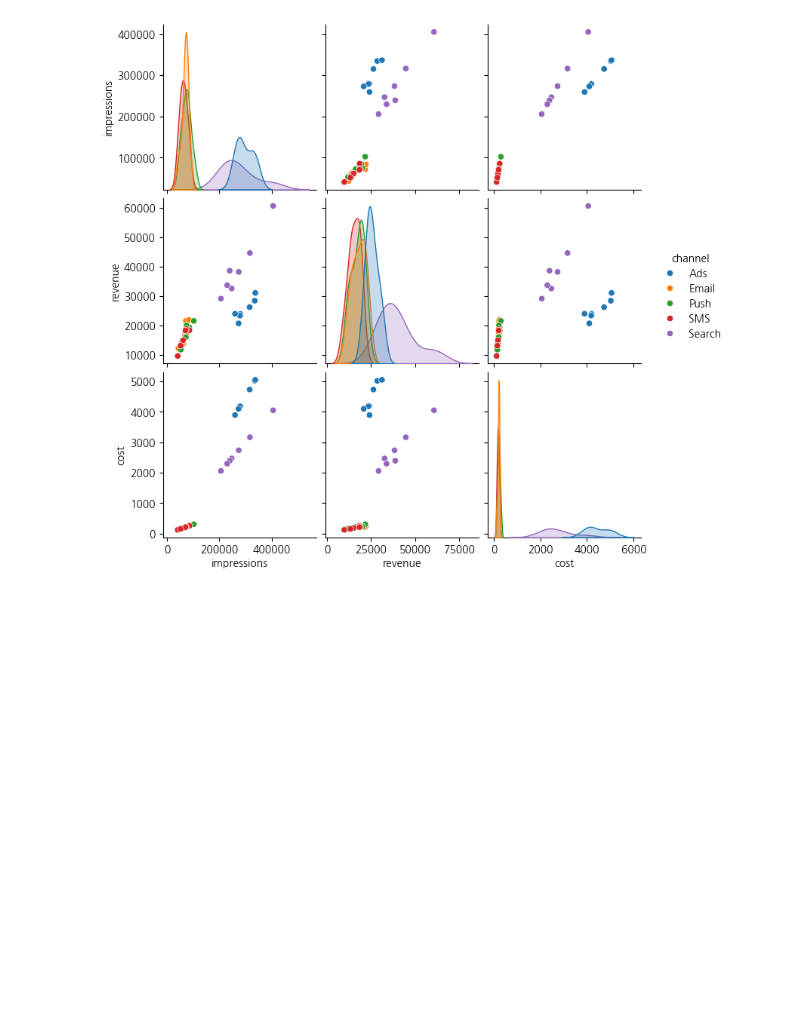
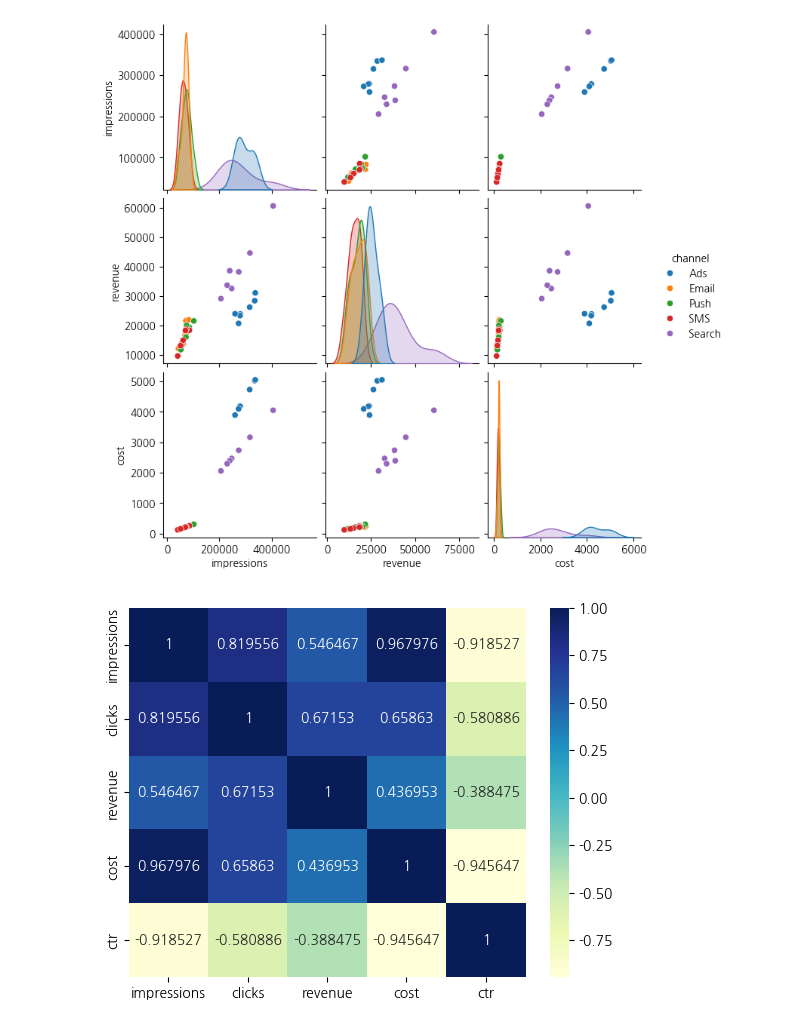
Before and after one commit to garden92/ai-practice, a Jupyter notebook: work/create_data.ipynb, the cells around one changed output. Drawn from its saved outputs; the diff is of its cells as text; code cells hidden in the pictures; blank space fills up the shorter version.

```diff
--- a/work/create_data.ipynb
+++ b/work/create_data.ipynb
@@ -83,3 +83,17 @@ plt.close()
 [figure]
 <Figure size 640x480 with 0 Axes>
 [figure]
+# %%
+plt.rcParams['font.family'] = 'NanumGothic'
+plt.rcParams['axes.unicode_minus'] = False
+# 한글 폰트 설정이 여전히 활성화되어 있는데 axes.unicode_minus 설정 관련 해소
+# %%
+plt.figure()
+metrics = df[['impressions', 'clicks', 'revenue', 'cost', 'ctr']]
+corr = metrics.corr()
+sns.heatmap(corr, annot=True, fmt='g', cmap='YlGnBu')
+plt.savefig('corr_heatmap.png')
+plt.show()
+plt.close()
+# %% [output]
+[figure, added]
```
Also changed, not shown: 1 other file.
